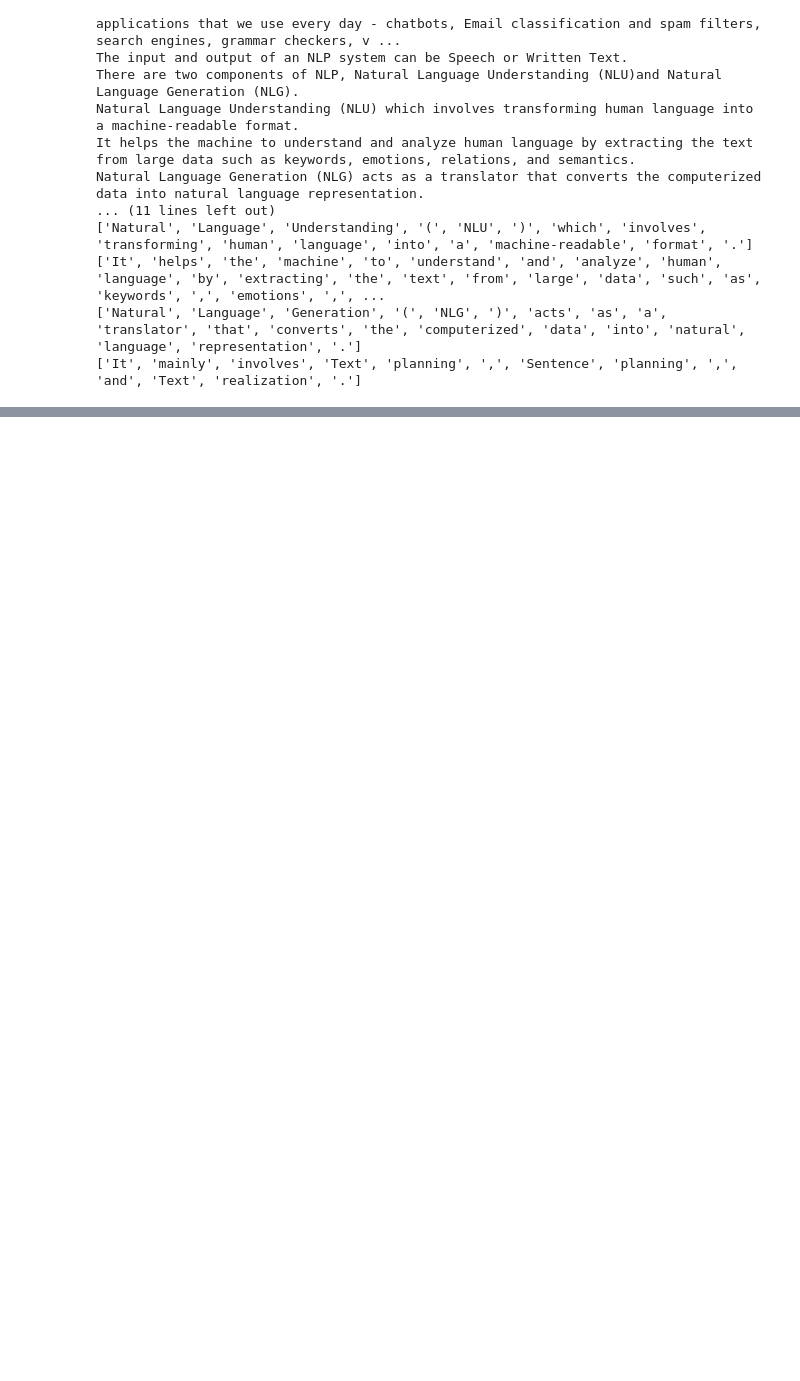
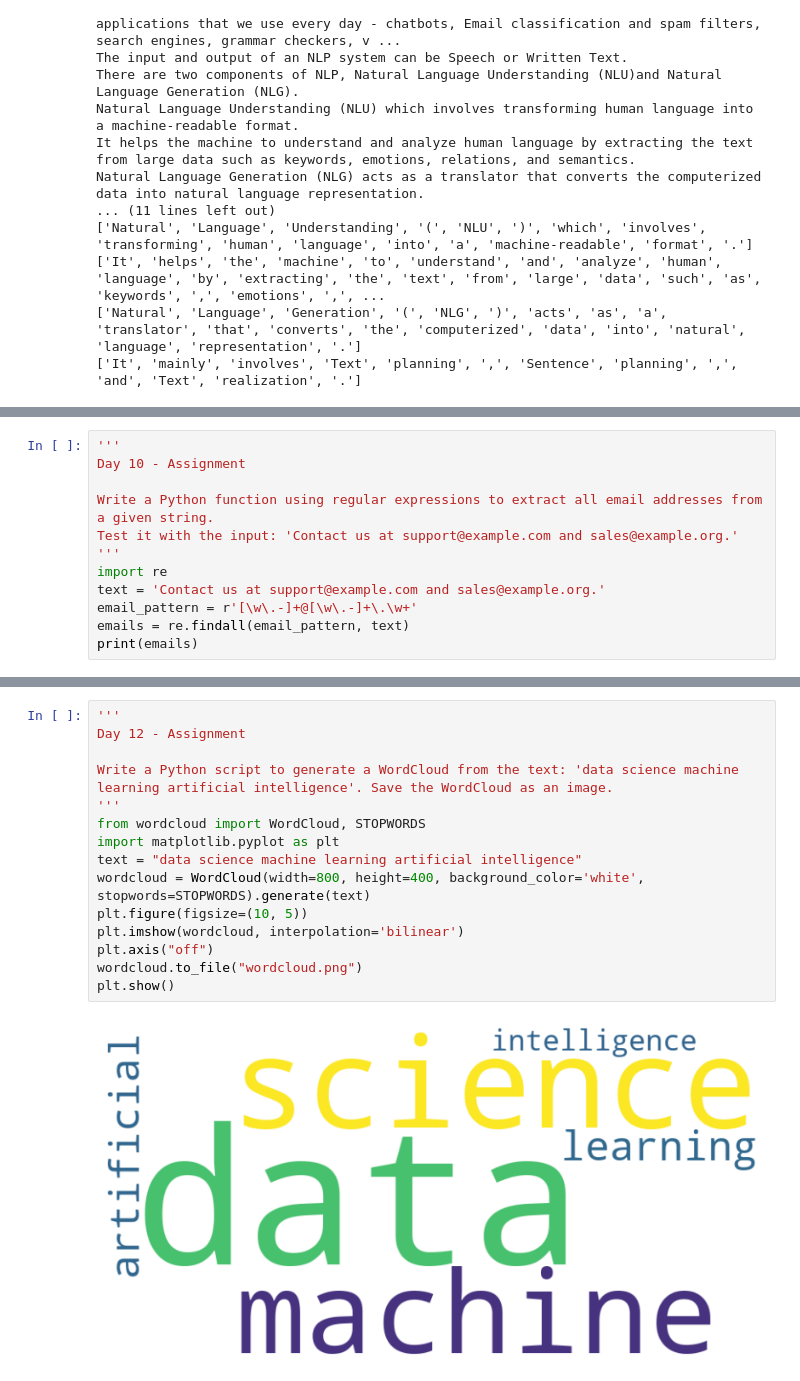
Before and after one commit to Abhinavtej/Excelr_Training, a Jupyter notebook: Assignments.ipynb, the cells around one changed output, grey strips where cells are left out. Cells and saved outputs as stored; diff of their text form; blank space fills up the shorter version.

```diff
--- a/Assignments.ipynb
+++ b/Assignments.ipynb
@@ -267,0 +282,12 @@ Natural Language Generation (NLG) acts as a translator that converts the compute
+# %%
+'''
+Day 10 - Assignment
+
+Write a Python function using regular expressions to extract all email addresses from a given string.
+Test it with the input: 'Contact us at support@example.com and sales@example.org.'
+'''
+import re
+text = 'Contact us at support@example.com and sales@example.org.'
+email_pattern = r'[\w\.-]+@[\w\.-]+\.\w+'
+emails = re.findall(email_pattern, text)
+print(emails)
@@ -267,0 +318,17 @@ Natural Language Generation (NLG) acts as a translator that converts the compute
+# %%
+'''
+Day 12 - Assignment
+
+Write a Python script to generate a WordCloud from the text: 'data science machine learning artificial intelligence'. Save the WordCloud as an image.
+'''
+from wordcloud import WordCloud, STOPWORDS
+import matplotlib.pyplot as plt
+text = "data science machine learning artificial intelligence"
+wordcloud = WordCloud(width=800, height=400, background_color='white', stopwords=STOPWORDS).generate(text)
+plt.figure(figsize=(10, 5))
+plt.imshow(wordcloud, interpolation='bilinear')
+plt.axis("off")
+wordcloud.to_file("wordcloud.png")
+plt.show()
+# %% [output]
+[figure, added]
```
Also changed, not shown: parts of 4 cells of this notebook.
